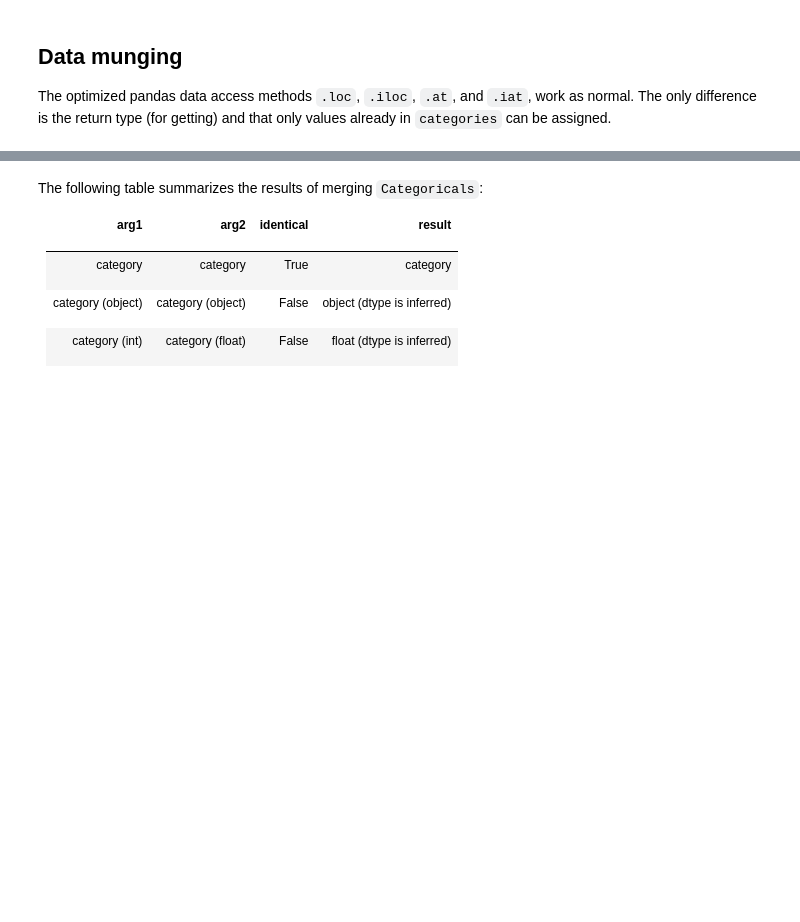
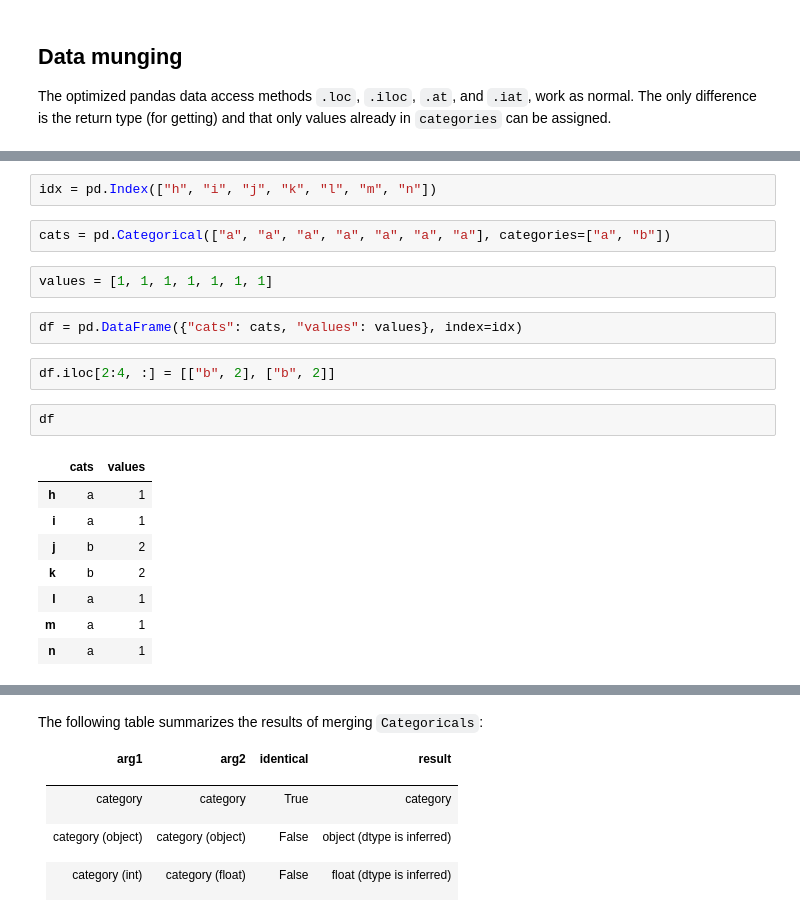
Before and after one commit to Francesco-Ghizzo/Data-Science, a Jupyter notebook: Python/Pandas/User Guide/Categorical data.ipynb, the cells around one changed output, grey strips where cells are left out. Drawn from its saved outputs; the diff is of its cells as text; blank space fills up the shorter version.

```diff
--- a/Python/Pandas/User Guide/Categorical data.ipynb
+++ b/Python/Pandas/User Guide/Categorical data.ipynb
@@ -1323,0 +1134,21 @@ dtypes will likely have higher memory usage. Use <code>.astype</code> or
+# %%
+idx = pd.Index(["h", "i", "j", "k", "l", "m", "n"])
+# %%
+cats = pd.Categorical(["a", "a", "a", "a", "a", "a", "a"], categories=["a", "b"])
+# %%
+values = [1, 1, 1, 1, 1, 1, 1]
+# %%
+df = pd.DataFrame({"cats": cats, "values": values}, index=idx)
+# %%
+df.iloc[2:4, :] = [["b", 2], ["b", 2]]
+# %%
+df
+# %% [output]
+|  | cats | values |
+| h | a | 1 |
+| i | a | 1 |
+| j | b | 2 |
+| k | b | 2 |
+| l | a | 1 |
+| m | a | 1 |
+| n | a | 1 |
```
Also changed, not shown: parts of 189 cells of this notebook.
